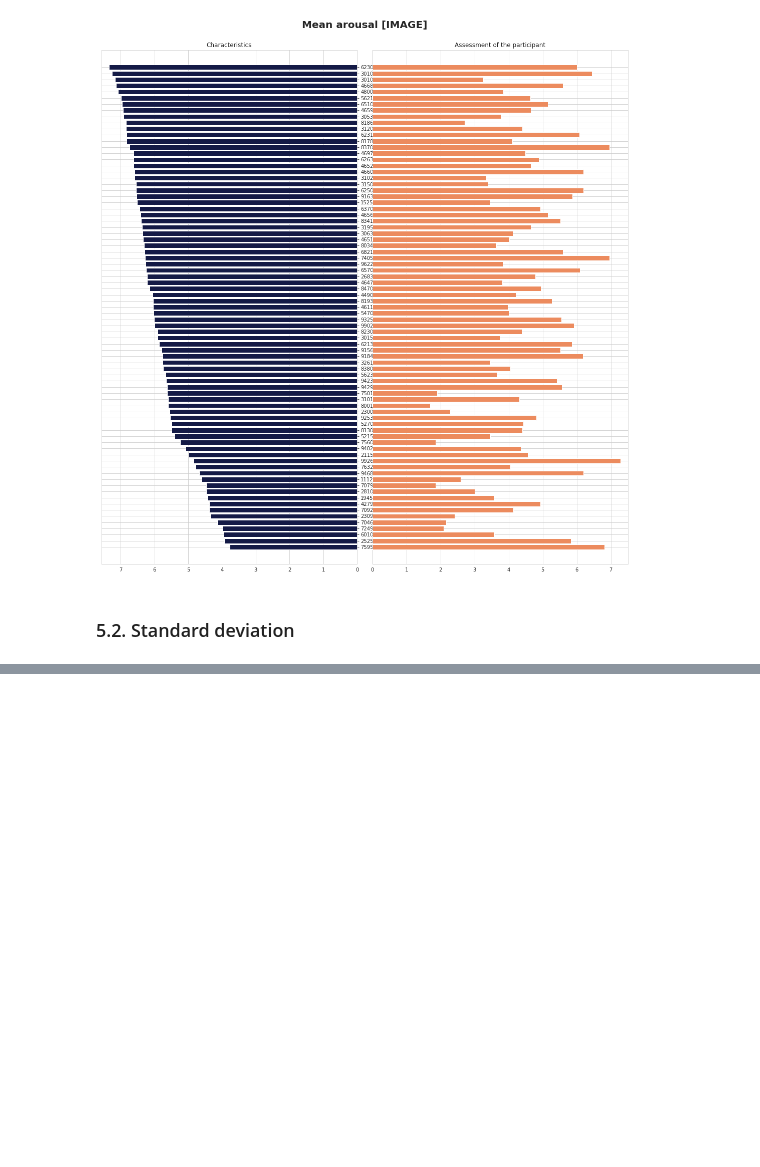
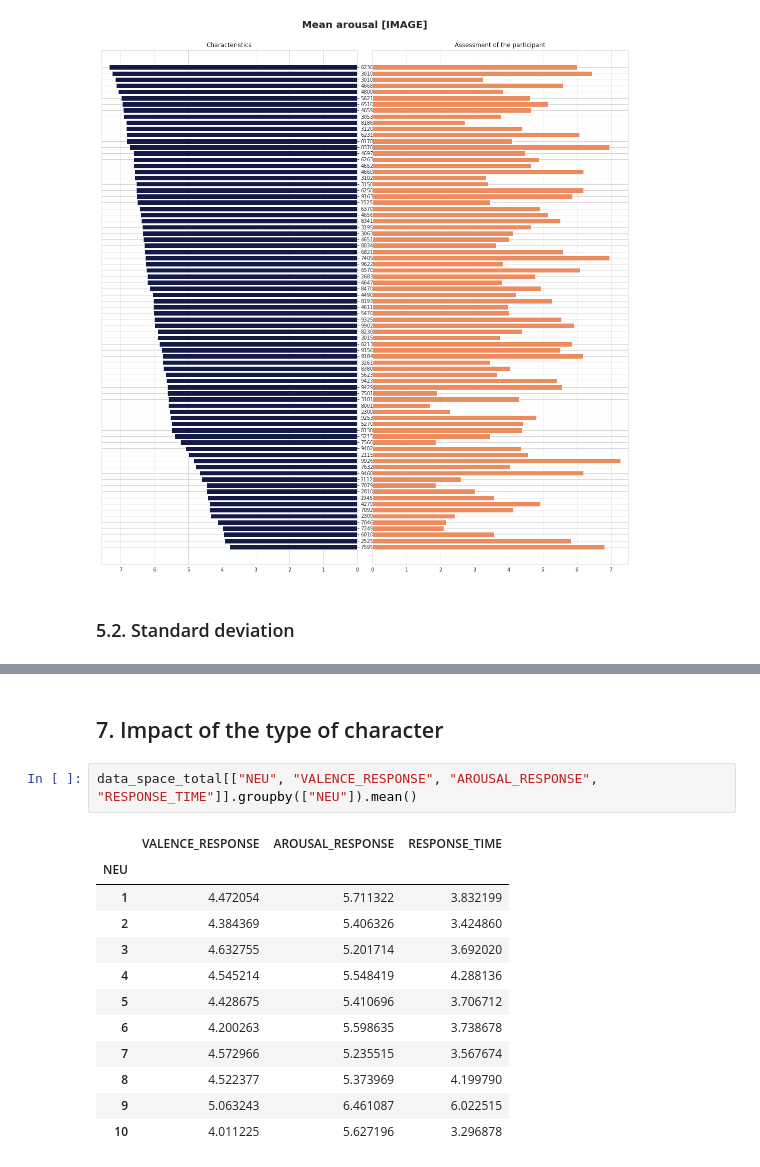
Before and after one commit to SkalskiP/ImaBoss, a Jupyter notebook: ANALYSIS_4.ipynb, the cells around one changed output, grey strips where cells are left out. Cells and saved outputs as stored; diff of their text form; blank space fills up the shorter version.

```diff
--- a/ANALYSIS_4.ipynb
+++ b/ANALYSIS_4.ipynb
@@ -550,0 +616,17 @@ plt.show()
+# %% [markdown]
+## 7. Impact of the type of character
+# %%
+data_space_total[["NEU", "VALENCE_RESPONSE", "AROUSAL_RESPONSE", "RESPONSE_TIME"]].groupby(["NEU"]).mean()
+# %% [output]
+|  | VALENCE_RESPONSE | AROUSAL_RESPONSE | RESPONSE_TIME |
+| NEU |  |  |  |
+| 1 | 4.472054 | 5.711322 | 3.832199 |
+| 2 | 4.384369 | 5.406326 | 3.424860 |
+| 3 | 4.632755 | 5.201714 | 3.692020 |
+| 4 | 4.545214 | 5.548419 | 4.288136 |
+| 5 | 4.428675 | 5.410696 | 3.706712 |
+| 6 | 4.200263 | 5.598635 | 3.738678 |
+| 7 | 4.572966 | 5.235515 | 3.567674 |
+| 8 | 4.522377 | 5.373969 | 4.199790 |
+| 9 | 5.063243 | 6.461087 | 6.022515 |
+| 10 | 4.011225 | 5.627196 | 3.296878 |
```
Also changed, not shown: parts of 7 cells of this notebook.
